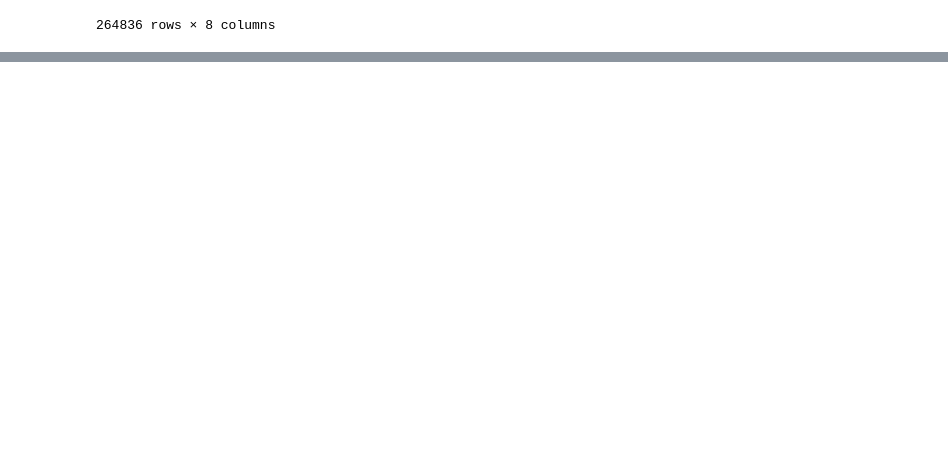
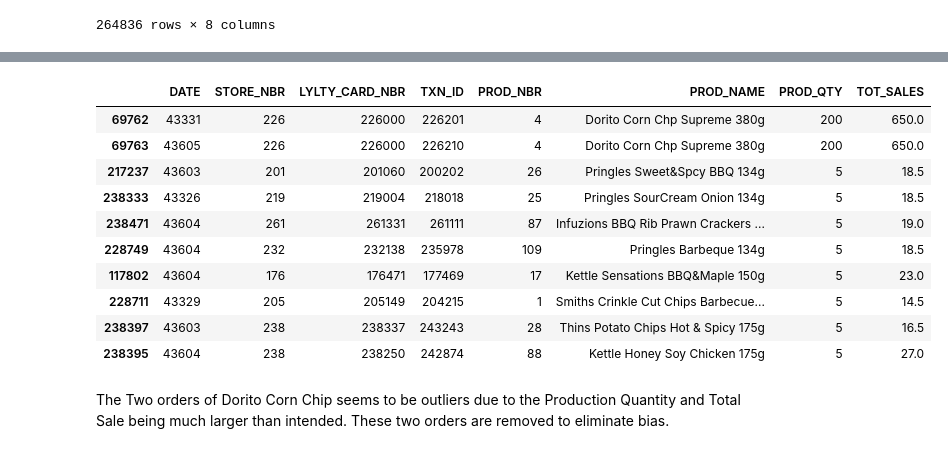
Before and after one commit to schao021/Quantium-Data-Analytics, a Jupyter notebook: main.ipynb, the cells around one changed output, grey strips where cells are left out. Drawn from its saved outputs; the diff is of its cells as text; code cells hidden in the pictures; blank space fills up the shorter version.

```diff
--- a/main.ipynb
+++ b/main.ipynb
@@ -99,0 +99,16 @@ transaction_df
+# %%
+transaction_df.sort_values(by="PROD_QTY", ascending=False).head(10)
+# %% [output]
+|  | DATE | STORE_NBR | LYLTY_CARD_NBR | TXN_ID | PROD_NBR | PROD_NAME | PROD_QTY | TOT_SALES |
+| 69762 | 43331 | 226 | 226000 | 226201 | 4 | Dorito Corn Chp Supreme 380g | 200 | 650.0 |
+| 69763 | 43605 | 226 | 226000 | 226210 | 4 | Dorito Corn Chp Supreme 380g | 200 | 650.0 |
+| 217237 | 43603 | 201 | 201060 | 200202 | 26 | Pringles Sweet&Spcy BBQ 134g | 5 | 18.5 |
+| 238333 | 43326 | 219 | 219004 | 218018 | 25 | Pringles SourCream Onion 134g | 5 | 18.5 |
+| 238471 | 43604 | 261 | 261331 | 261111 | 87 | Infuzions BBQ Rib Prawn Crackers ... | 5 | 19.0 |
+| 228749 | 43604 | 232 | 232138 | 235978 | 109 | Pringles Barbeque 134g | 5 | 18.5 |
+| 117802 | 43604 | 176 | 176471 | 177469 | 17 | Kettle Sensations BBQ&Maple 150g | 5 | 23.0 |
+| 228711 | 43329 | 205 | 205149 | 204215 | 1 | Smiths Crinkle Cut Chips Barbecue... | 5 | 14.5 |
+| 238397 | 43603 | 238 | 238337 | 243243 | 28 | Thins Potato Chips Hot & Spicy 175g | 5 | 16.5 |
+| 238395 | 43604 | 238 | 238250 | 242874 | 88 | Kettle Honey Soy Chicken 175g | 5 | 27.0 |
+# %% [markdown]
+The Two orders of Dorito Corn Chip seems to be outliers due to the Production Quantity and Total Sale being much larger than intended. These two orders are removed to eliminate bias.
```
Also changed, not shown: parts of 18 cells of this notebook.
